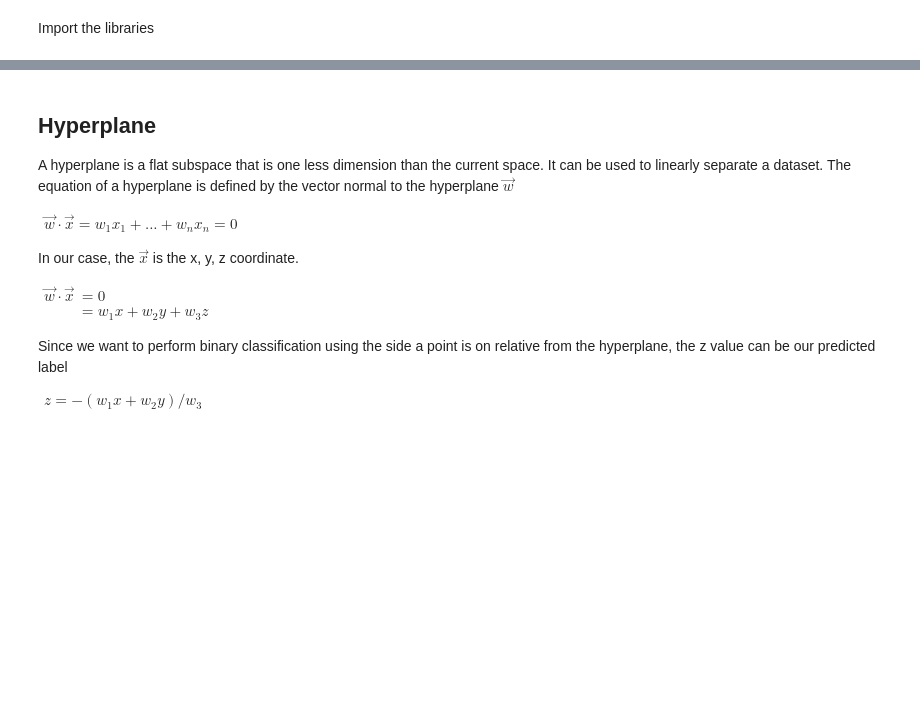
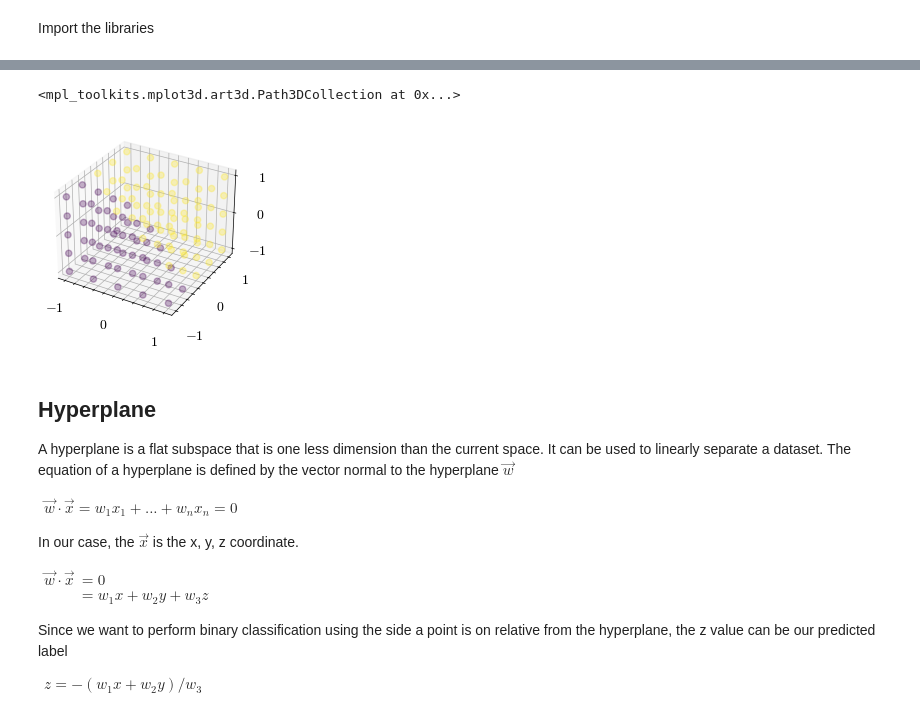
Before and after one commit to gavinkhung/perceptron, a Jupyter notebook: perceptron.ipynb, the cells around one changed output, grey strips where cells are left out. Cells and saved outputs as stored; diff of their text form; code cells hidden in the pictures; blank space fills up the shorter version.

```diff
--- a/perceptron.ipynb
+++ b/perceptron.ipynb
@@ -20,3 +24,32 @@ plt.style.use(["science", "no-latex"])
+# %%
+def generate_dataset(dims, normal_vector):
+    # create 3D grid of points
+    points = np.linspace(-1, 1, dims)
+    X, Y, Z = np.meshgrid(points, points, points)
+
+    # features are the x, y, z coordinates
+    features = np.column_stack((X.ravel(), Y.ravel(), Z.ravel()))
+
+    # labels are the side each point is on the hyperplane
+    distances = np.dot(features, normal_vector)
+    labels = np.where(distances >= 0, 1, -1)
+    return X, Y, Z, features, labels
+
+# normalized normal vector
+target_normal_vector = np.array([1.0, 1.0, 1.0])
+target_normal_vector = target_normal_vector / np.linalg.norm(target_normal_vector)
+
+scaling = 5
+X, Y, Z, features, labels = generate_dataset(scaling, target_normal_vector)
+
+fig = plt.figure()
+ax = fig.add_subplot(111, projection="3d")
+
+# plot the points
+ax.scatter(features[:,0], features[:,1], features[:,2], marker='o', alpha=0.3, c=labels)
+# %% [output]
+<mpl_toolkits.mplot3d.art3d.Path3DCollection at 0x...>
+[figure, added]
 # %% [markdown]
 
 ## Hyperplane
```
Also changed, not shown: parts of 12 cells of this notebook.
